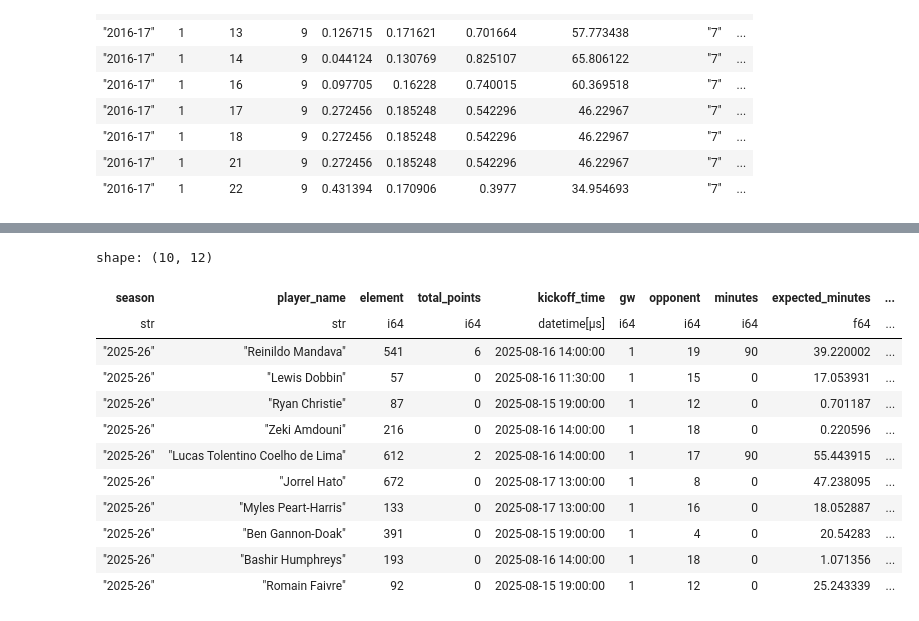
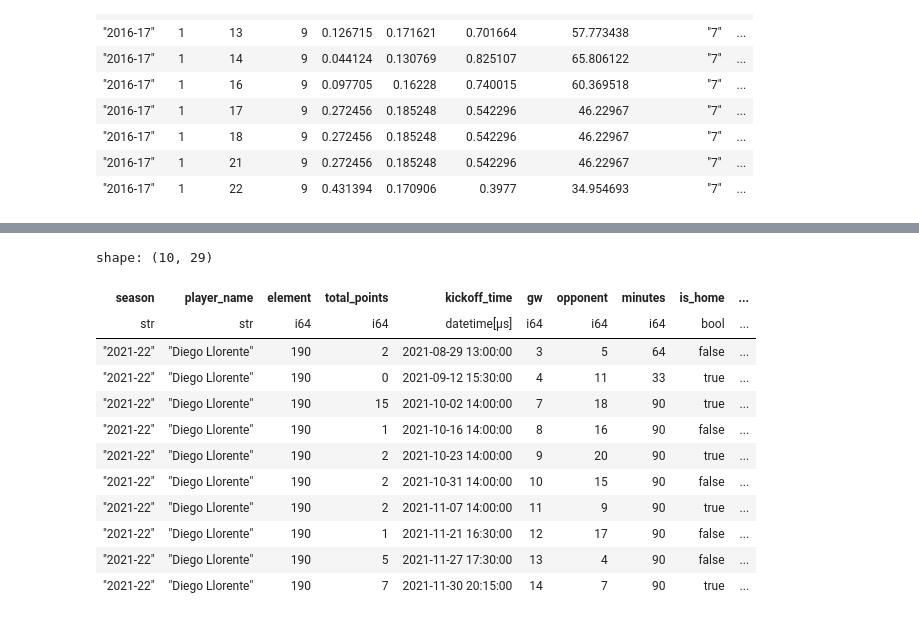
Before and after one commit to jme-taylor/fantasy_football, a Jupyter notebook: notebooks/260714_initial_defender_model.ipynb, the cells around one changed output, grey strips where cells are left out. Cells and saved outputs as stored; diff of their text form; code cells hidden in the pictures.

```diff
--- a/notebooks/260714_initial_defender_model.ipynb
+++ b/notebooks/260714_initial_defender_model.ipynb
@@ -76,6 +88,6 @@ shape: (10, 11)
 | "2016-17" | 1 | 21 | 9 | 0.272456 | 0.185248 | 0.542296 | 46.22967 | "7" | ... |
 | "2016-17" | 1 | 22 | 9 | 0.431394 | 0.170906 | 0.3977 | 34.954693 | "7" | ... |
 # %%
-player_season = connection.sql("SELECT DISTINCT season FROM player_season").pl()
+player_season = connection.sql("SELECT * FROM player_season").pl()
 player_season.head(10)
 # %% [output]
@@ -95,45 +107,78 @@ shape: (10, 1)
 # %%
 base_sql = """
 SELECT
     m.season
     ,s.first_name || ' ' || s.second_name as player_name
     ,m.element
     ,m.total_points
     ,m.kickoff_time
     ,m.gw
     ,m.opponent
     ,m.minutes
+    ,m.is_home
     ,mn.expected_minutes
     ,mn.p_zero
     ,mn.p_partial
     ,mn.p_sixty_plus
+    ,mf.xg_per90_rolling_5
+    ,mf.xa_per90_rolling_5
+    ,mf.form_minutes
+    ,own.xg_against_rolling_5
+    ,own.goals_against_rolling_5
+    ,own.clean_sheet_rolling_5
+    ,opp.xg_for_rolling_5
+    ,opp.goals_for_rolling_5
+    ,mf.interceptions_per90_rolling_5
+    ,mf.tackles_per90_rolling_5
+    ,mf.clearances_per90_rolling_5
+    ,mf.blocks_per90_rolling_5
+    ,mf.yellow_cards_per90_rolling_5
+    ,mf.red_cards_per90_rolling_5
+    ,mf.yellow_cards_season_to_date
+    ,mf.red_cards_season_to_date
 
 FROM player_match m
 
-LEFT JOIN player_season s ON m.element = s.element
+INNER JOIN player_season s ON m.element = s.element
     AND m.season = s.season
+    AND s.position = 'DEF'
 LEFT JOIN minutes_prediction mn ON m.element = mn.element
     AND m.season = mn.season
     AND m.gw = mn.gw
     AND m.element = mn.element
     AND m.opponent = mn.opponent
-
-WHERE m.season = '2025-26'
+LEFT JOIN player_match_form mf ON m.element = mf.element
+    AND m.season = mf.season
+    AND m.gw = mf.gw
+    AND m.opponent = mf.opponent
+LEFT JOIN player_week pw ON pw.season = m.season
+    AND pw.gw = m.gw
+    AND pw.element = m.element
+LEFT JOIN fpl_team_id opp_id ON opp_id.season = m.season
+    AND opp_id.team_id = m.opponent
+LEFT JOIN team_match_form own ON own.season = m.season
+    AND own.gw = m.gw
+    AND own.team = pw.team
+    AND own.opposition = opp_id.team
+LEFT JOIN team_match_form opp ON opp.season = m.season
+    AND opp.gw = m.gw
+    AND opp.team = opp_id.team
+    AND opp.opposition = pw.team
 """
 
 base = connection.sql(base_sql).pl()
 base.head(10)
 # %% [output]
-shape: (10, 12)
+shape: (10, 29)
-| season | player_name | element | total_points | kickoff_time | gw | opponent | minutes | expected_minutes | ... |
-| str | str | i64 | i64 | datetime[μs] | i64 | i64 | i64 | f64 | ... |
-| "2025-26" | "Reinildo Mandava" | 541 | 6 | 2025-08-16 14:00:00 | 1 | 19 | 90 | 39.220002 | ... |
-| "2025-26" | "Lewis Dobbin" | 57 | 0 | 2025-08-16 11:30:00 | 1 | 15 | 0 | 17.053931 | ... |
-| "2025-26" | "Ryan Christie" | 87 | 0 | 2025-08-15 19:00:00 | 1 | 12 | 0 | 0.701187 | ... |
-| "2025-26" | "Zeki Amdouni" | 216 | 0 | 2025-08-16 14:00:00 | 1 | 18 | 0 | 0.220596 | ... |
-| "2025-26" | "Lucas Tolentino Coelho de Lima" | 612 | 2 | 2025-08-16 14:00:00 | 1 | 17 | 90 | 55.443915 | ... |
-| "2025-26" | "Jorrel Hato" | 672 | 0 | 2025-08-17 13:00:00 | 1 | 8 | 0 | 47.238095 | ... |
-| "2025-26" | "Myles Peart-Harris" | 133 | 0 | 2025-08-17 13:00:00 | 1 | 16 | 0 | 18.052887 | ... |
-| "2025-26" | "Ben Gannon-Doak" | 391 | 0 | 2025-08-15 19:00:00 | 1 | 4 | 0 | 20.54283 | ... |
-| "2025-26" | "Bashir Humphreys" | 193 | 0 | 2025-08-16 14:00:00 | 1 | 18 | 0 | 1.071356 | ... |
-| "2025-26" | "Romain Faivre" | 92 | 0 | 2025-08-15 19:00:00 | 1 | 12 | 0 | 25.243339 | ... |
+| season | player_name | element | total_points | kickoff_time | gw | opponent | minutes | is_home | ... |
+| str | str | i64 | i64 | datetime[μs] | i64 | i64 | i64 | bool | ... |
+| "2021-22" | "Diego Llorente" | 190 | 2 | 2021-08-29 13:00:00 | 3 | 5 | 64 | false | ... |
+| "2021-22" | "Diego Llorente" | 190 | 0 | 2021-09-12 15:30:00 | 4 | 11 | 33 | true | ... |
+| "2021-22" | "Diego Llorente" | 190 | 15 | 2021-10-02 14:00:00 | 7 | 18 | 90 | true | ... |
+| "2021-22" | "Diego Llorente" | 190 | 1 | 2021-10-16 14:00:00 | 8 | 16 | 90 | false | ... |
+| "2021-22" | "Diego Llorente" | 190 | 2 | 2021-10-23 14:00:00 | 9 | 20 | 90 | true | ... |
+| "2021-22" | "Diego Llorente" | 190 | 2 | 2021-10-31 14:00:00 | 10 | 15 | 90 | false | ... |
+| "2021-22" | "Diego Llorente" | 190 | 2 | 2021-11-07 14:00:00 | 11 | 9 | 90 | true | ... |
+| "2021-22" | "Diego Llorente" | 190 | 1 | 2021-11-21 16:30:00 | 12 | 17 | 90 | false | ... |
+| "2021-22" | "Diego Llorente" | 190 | 5 | 2021-11-27 17:30:00 | 13 | 4 | 90 | false | ... |
+| "2021-22" | "Diego Llorente" | 190 | 7 | 2021-11-30 20:15:00 | 14 | 7 | 90 | true | ... |
```
Also changed, not shown: parts of 15 cells of this notebook, 9 other files.
